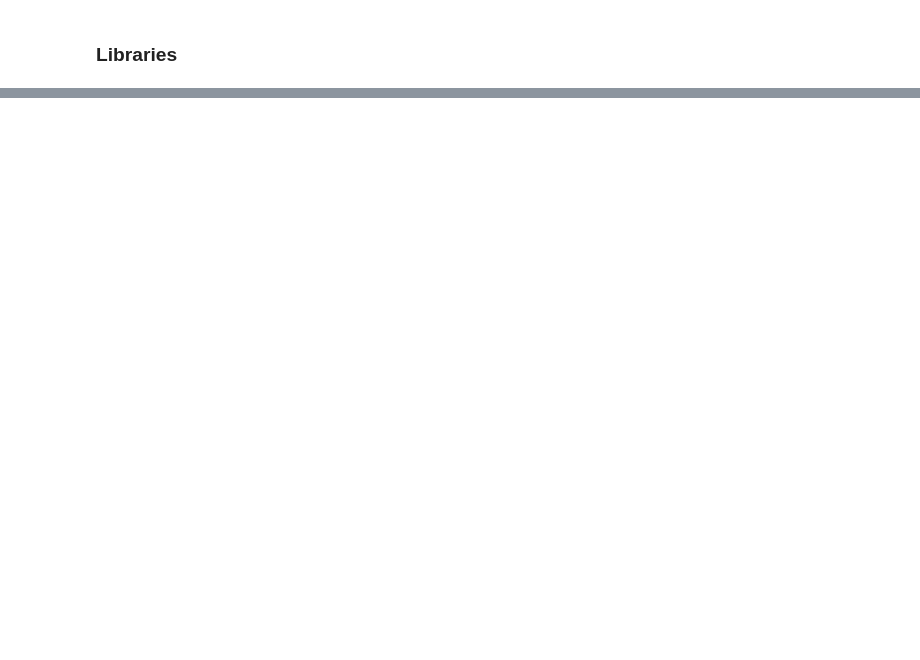
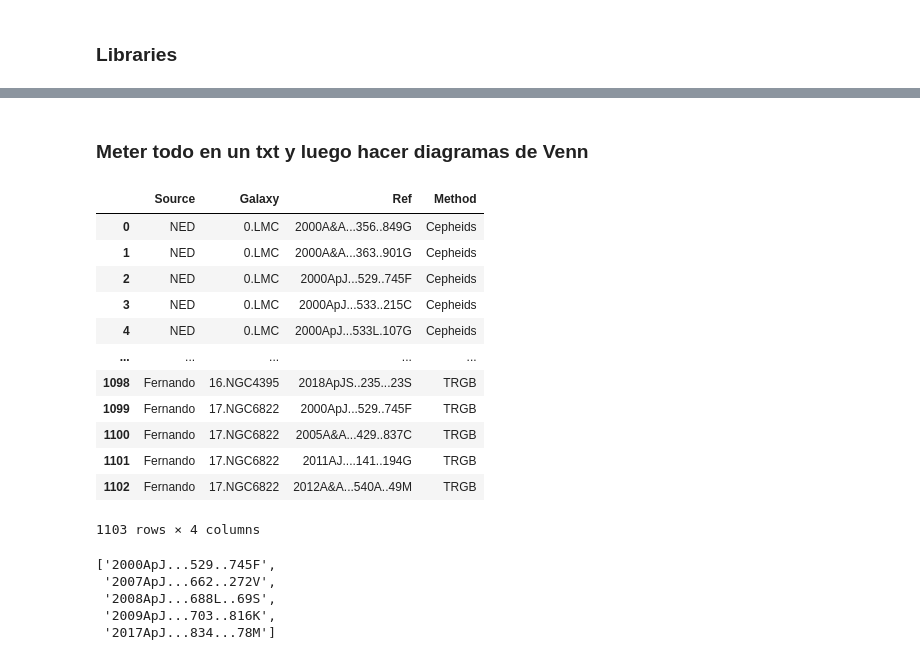
Before and after one commit to hol1m4n/HIIGalaxies, a Jupyter notebook: Modulus/RefSearch.ipynb, the cells around one changed output, grey strips where cells are left out. Cells and saved outputs as stored; diff of their text form; code cells hidden in the pictures; blank space fills up the shorter version.

Commit message:
Venn diagrams

```diff
--- a/Modulus/RefSearch.ipynb
+++ b/Modulus/RefSearch.ipynb
@@ -210,0 +362,2 @@ df_dist
+# %% [markdown]
+### Meter todo en un txt y luego hacer diagramas de Venn
@@ -210,0 +478,19 @@ df_dist
+# %%
+df_Venn = pd.read_csv("/home/holman/HIIGalaxies/Modulus/REF_Venn/venn_data.txt",
+                       sep=',',
+                        names=['Source', 'Galaxy', 'Ref','Method'])
+df_Venn
+# %% [output]
+|  | Source | Galaxy | Ref | Method |
+| 0 | NED | 0.LMC | 2000A&A...356..849G | Cepheids |
+| 1 | NED | 0.LMC | 2000A&A...363..901G | Cepheids |
+| 2 | NED | 0.LMC | 2000ApJ...529..745F | Cepheids |
+| 3 | NED | 0.LMC | 2000ApJ...533..215C | Cepheids |
+| 4 | NED | 0.LMC | 2000ApJ...533L.107G | Cepheids |
+| ... | ... | ... | ... | ... |
+| 1098 | Fernando | 16.NGC4395 | 2018ApJS..235...23S | TRGB |
+| 1099 | Fernando | 17.NGC6822 | 2000ApJ...529..745F | TRGB |
+| 1100 | Fernando | 17.NGC6822 | 2005A&A...429..837C | TRGB |
+| 1101 | Fernando | 17.NGC6822 | 2011AJ....141..194G | TRGB |
+| 1102 | Fernando | 17.NGC6822 | 2012A&A...540A..49M | TRGB |
+1103 rows × 4 columns
@@ -210,0 +507,8 @@ df_dist
+# %%
+Fernando_v
+# %% [output]
+['2000ApJ...529..745F',
+ '2007ApJ...662..272V',
+ '2008ApJ...688L..69S',
+ '2009ApJ...703..816K',
+ '2017ApJ...834...78M']
```
Also changed, not shown: parts of 16 cells of this notebook, 27 other files.
